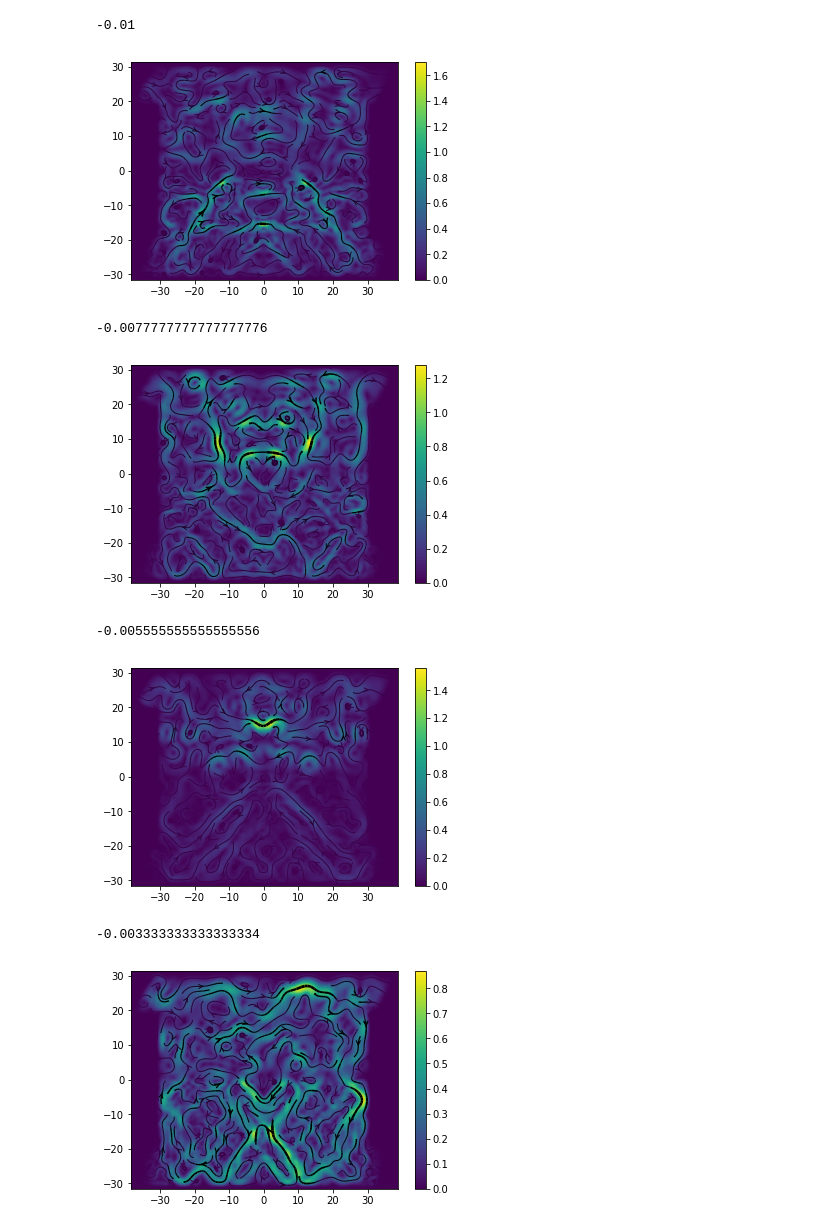
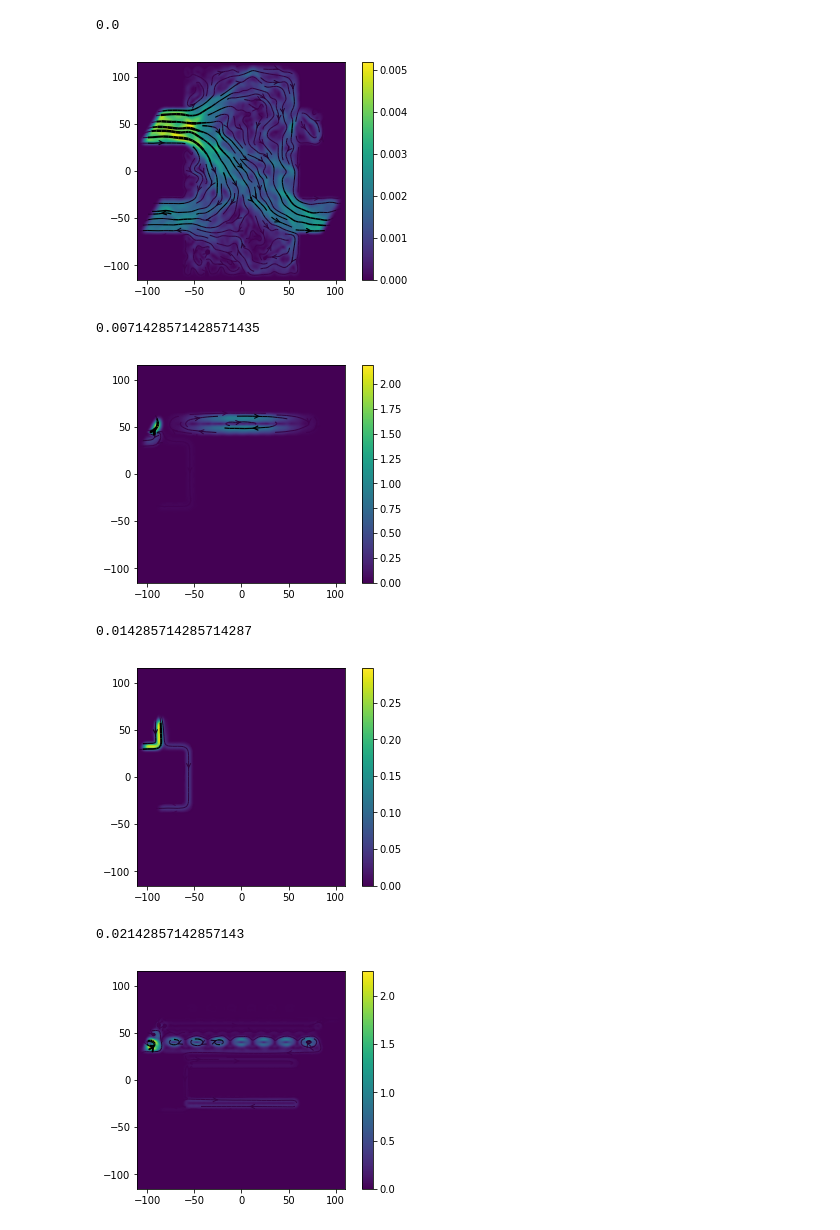
Before and after one commit to jeremiepirard/Kwant, a Jupyter notebook: Final.ipynb, the cells around one changed output. Drawn from its saved outputs; the diff is of its cells as text; code cells hidden in the pictures.

```diff
--- a/Final.ipynb
+++ b/Final.ipynb
@@ -111,0 +141,11 @@ Field = np.linspace(-1e-2, 1e-2, 10)
+# %%
+B = 0.0
+phi = B * 3*np.sqrt(3)/(2) * alat**2
+wfs = kwant.wave_function(sys, energy=Ef) # to obtain the wave functions of the system
+#de = kwant.operator.Density(sys)
+J0 = kwant.operator.Current(sys)
+wf_left = wfs(0)
+current = sum(J0(p) for p in wf_left)
+#density = sum(de(p) for p in wf_left)
+#kwant.plotter.density(graph, density)
+kwant.plotter.current(sys, current, cmap='viridis');
@@ -111,0 +154,20 @@ Field = np.linspace(-1e-2, 1e-2, 10)
+# %%
+B = 0.1
+#phi = B * 3*np.sqrt(3)/(2)*alat**2
+#kwant.plotter.bands(sys.leads[0]);
+
+Field = np.linspace(0, B, 15)
+trans = []
+for A in Field:
+    phi = A * 3*np.sqrt(3)/(2)*alat**2
+    smatrix = kwant.smatrix(sys, Ef)
+    trans.append(smatrix.transmission(1, 0))
+    """ The scaling factor must be (much more) smaller than the magnetic length over the real lattice parameter """
+    print('Scaling factor: ', sf)
+    print('Magnetic length over the real lattice parameter: ', 180/np.sqrt(A))
+    if sf > (1/4) * (180/np.sqrt(A)):
+        print('Warning : sf must be larger than l_B/ao')
+plt.plot(Field,trans)
+plt.xlabel('Magnetic field (T)')
+plt.ylabel('Transmission (2e²/h)')
+plt.show()
@@ -112,21 +195,23 @@ Field = np.linspace(-1e-2, 1e-2, 10)
 # %%
+Field = np.linspace(0, B, 15)
 for A in Field:
     B = A
+    phi = A * 3*np.sqrt(3)/(2)*alat**2
     wfs = kwant.wave_function(sys, energy=Ef) # to obtain the wave functions of the system
     de = kwant.operator.Density(sys)
     J0 = kwant.operator.Current(sys)
     wf_left = wfs(0)
     current = sum(J0(p) for p in wf_left)
     density = sum(de(p) for p in wf_left)
         #kwant.plotter.density(graph, density)
     print(B)
     kwant.plotter.current(sys, current, cmap='viridis');
 # %% [output]
--0.01
+0.0
-[figure, old version]
+[figure, new version]
--0.0077777777777777776
+0.0071428571428571435
-[figure, old version]
+[figure, new version]
--0.005555555555555556
+0.014285714285714287
-[figure, old version]
+[figure, new version]
--0.003333333333333334
+0.02142857142857143
-[figure, old version]
+[figure, new version]
```
Also changed, not shown: parts of 15 cells of this notebook.
